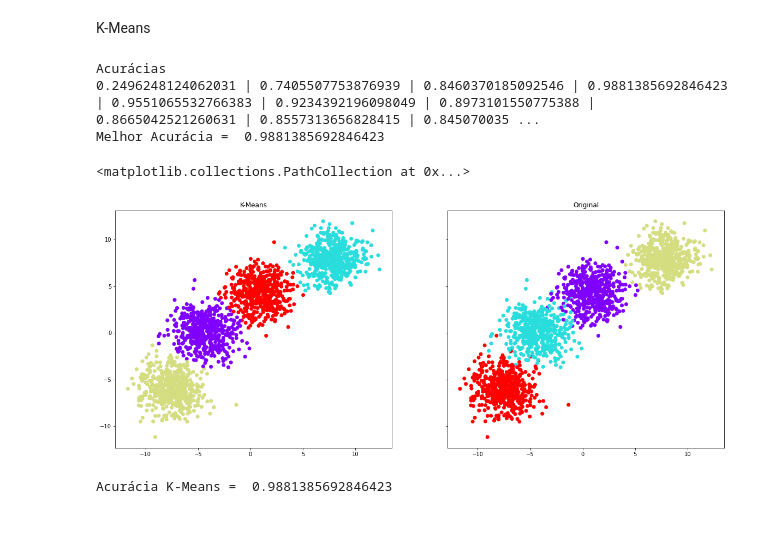
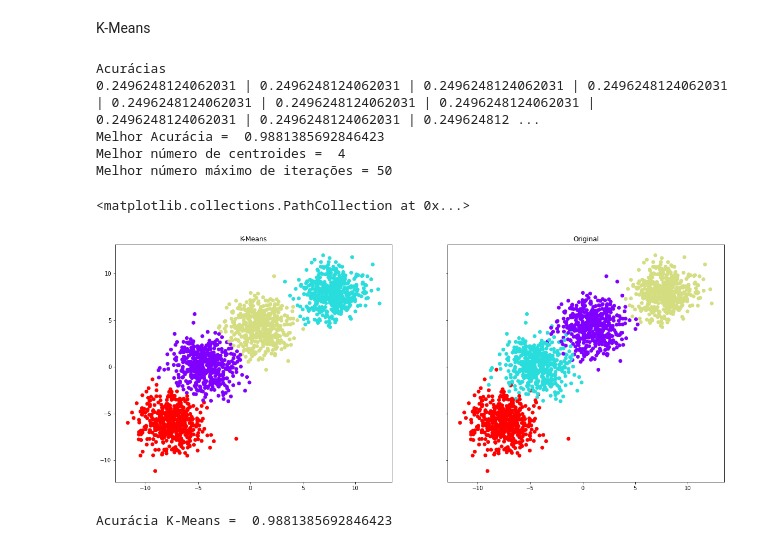
Before and after one commit to viniolvs/ML-clustering, a Jupyter notebook: trab2.ipynb, the cells around one changed output. Drawn from its saved outputs; the diff is of its cells as text; code cells hidden in the pictures.

```diff
--- a/trab2.ipynb
+++ b/trab2.ipynb
@@ -109,33 +113,42 @@ Acurácia DBSCAN =  0.9490690345172587
 K-Means
 # %%
 accuracy_kmeans = []
-for i in range(20):
-    kmeans = KMeans(n_clusters=i+1)
-    kmeans.fit(df_temp)
-    accuracy_kmeans.append(metrics.rand_score(labels,kmeans.labels_))
+param = []
+for i in range(10):
+    for j in range(20):
+        kmeans = KMeans(n_clusters=i+1,max_iter=(j+1*50))
+        kmeans.fit(df_temp)
+        accuracy_kmeans.append(metrics.rand_score(labels,kmeans.labels_))
+        param.append([i+1,(j+1)*50])
 
 best_kmeans = np.argmax(accuracy_kmeans)
 print("Acurácias")
 print(*accuracy_kmeans,sep=' | ')
 print("Melhor Acurácia = ",accuracy_kmeans[best_kmeans])
+melhor_centroides = param[best_kmeans][0]
+melhor_iter = param[best_kmeans][1]
+print("Melhor número de centroides = ",melhor_centroides)
+print("Melhor número máximo de iterações =",melhor_iter)
 # %% [output]
 Acurácias
-0.2496248124062031 | 0.7405507753876939 | 0.8460370185092546 | 0.9881385692846423 | 0.9551065532766383 | 0.9234392196098049 | 0.8973101550775388 | 0.8665042521260631 | 0.8557313656828415 | 0.845070035 ...
+0.2496248124062031 | 0.2496248124062031 | 0.2496248124062031 | 0.2496248124062031 | 0.2496248124062031 | 0.2496248124062031 | 0.2496248124062031 | 0.2496248124062031 | 0.2496248124062031 | 0.249624812 ...
 Melhor Acurácia =  0.9881385692846423
+Melhor número de centroides =  4
+Melhor número máximo de iterações = 50
 # %%
 #Faz o fit com o melhor parâmetro
-kmeans = KMeans(n_clusters=best_kmeans+1)
+kmeans = KMeans(n_clusters=melhor_centroides,max_iter=melhor_iter)
 kmeans.fit(df_temp)
 
 #Plota o gráfico
 f,(ax1,ax2)=plt.subplots(1,2,sharey=True,figsize=(20,8))
 ax1.set_title("K-Means")
 ax1.scatter(x,y,c=kmeans.labels_,cmap="rainbow")
 ax2.set_title("Original")
 ax2.scatter(x,y,c=labels,cmap="rainbow")
 # %% [output]
 <matplotlib.collections.PathCollection at 0x...>
-[figure, old version]
+[figure, new version]
 # %%
 print("Acurácia K-Means = ",metrics.rand_score(labels,kmeans.labels_))
 # %% [output]
```
Also changed, not shown: parts of 14 cells of this notebook, 1 other file.
